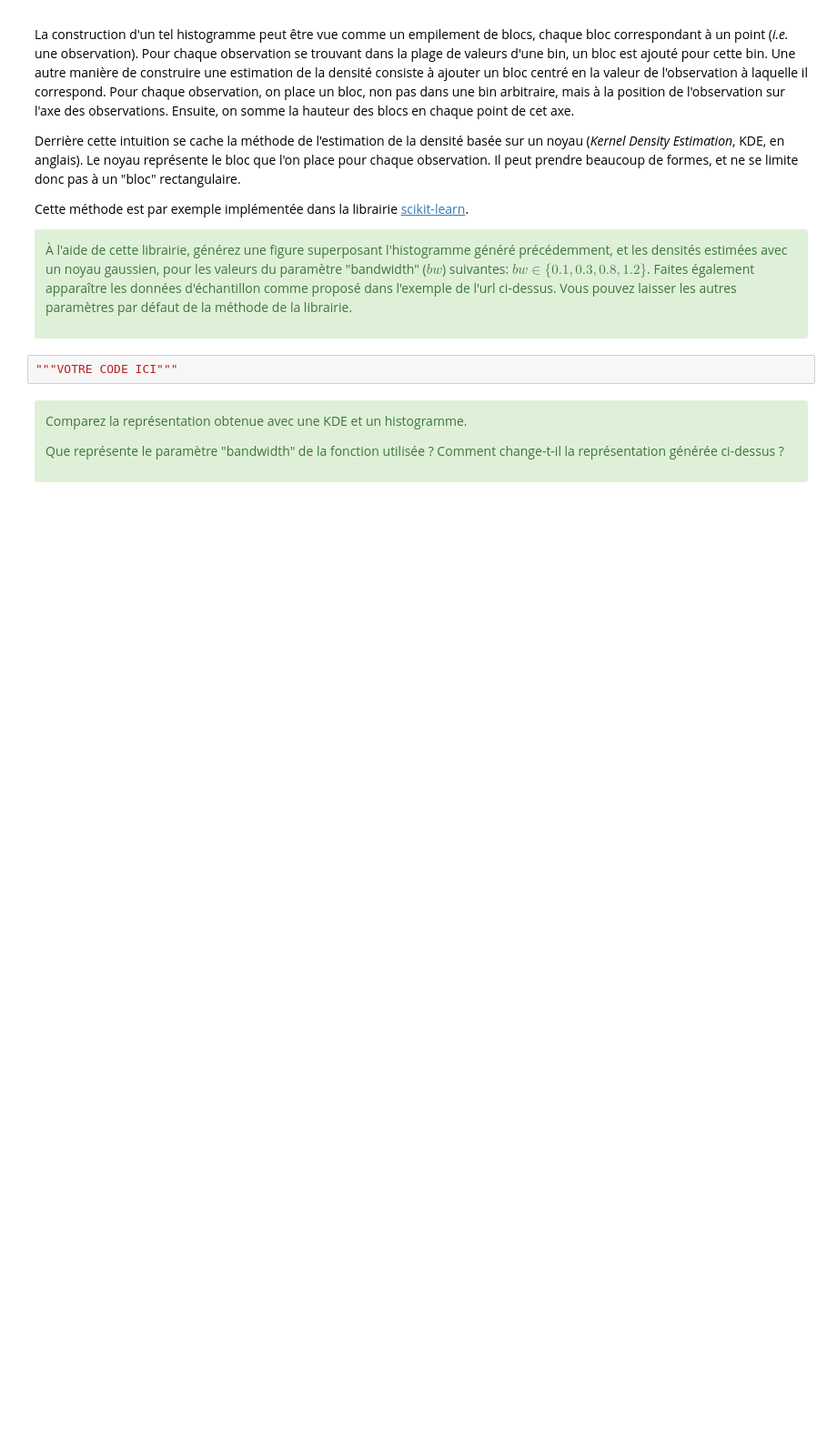
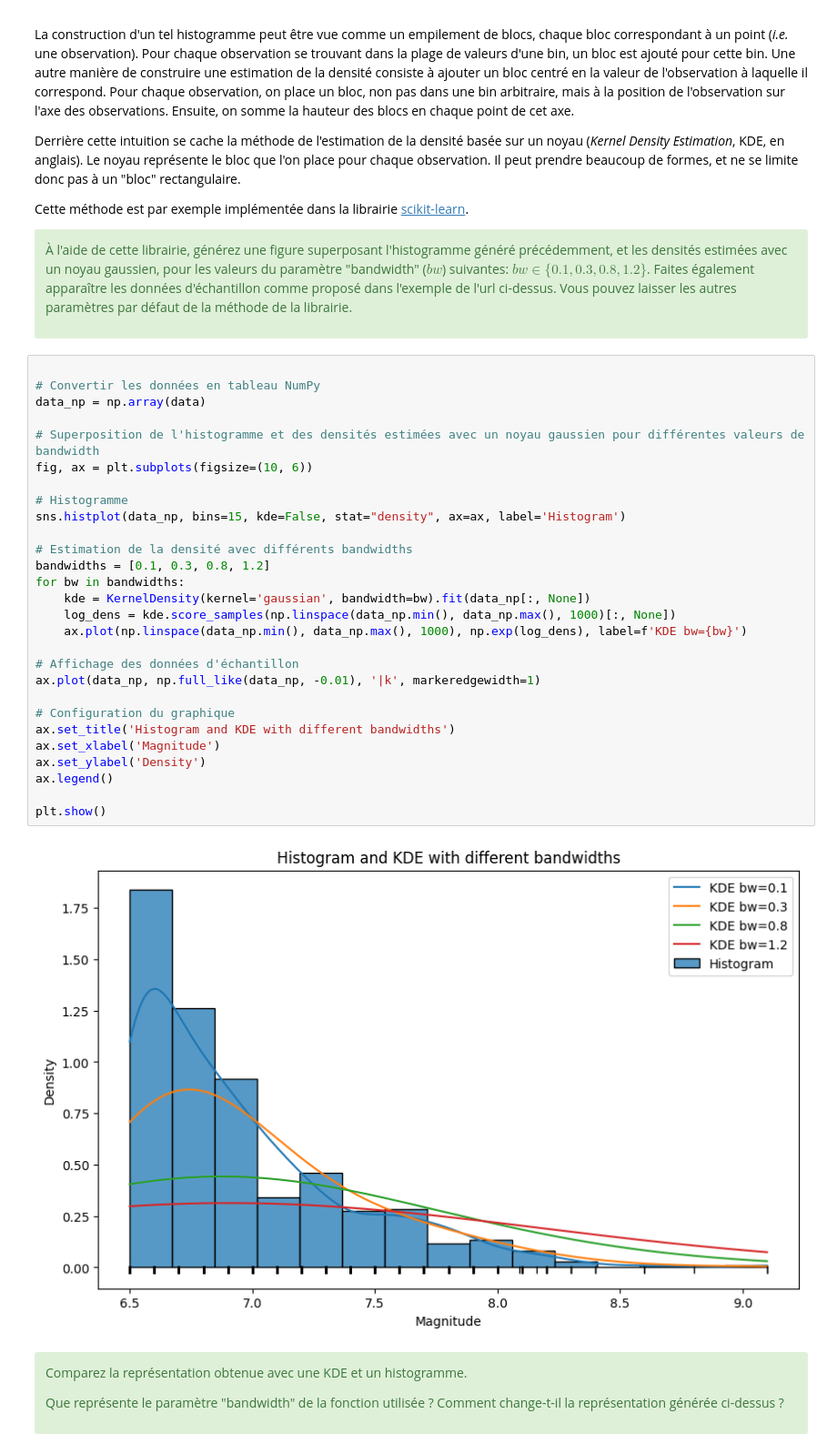
Before and after one commit to LeJzer03/Stat.-Devoir---Github, a Jupyter notebook: math0487_hw1_student.ipynb, the cells around one changed output. Shown at 91% size. Cells and saved outputs as stored; diff of their text form; blank space fills up the shorter version.

Commit message:
premier jet GPT  pour le code

```diff
--- a/math0487_hw1_student.ipynb
+++ b/math0487_hw1_student.ipynb
@@ -193,7 +253,35 @@ Cette méthode est par exemple implémentée dans la librairie [scikit-learn](ht
 
 </div>
 # %%
-"""VOTRE CODE ICI"""
+
+# Convertir les données en tableau NumPy
+data_np = np.array(data)
+
+# Superposition de l'histogramme et des densités estimées avec un noyau gaussien pour différentes valeurs de bandwidth
+fig, ax = plt.subplots(figsize=(10, 6))
+
+# Histogramme
+sns.histplot(data_np, bins=15, kde=False, stat="density", ax=ax, label='Histogram')
+
+# Estimation de la densité avec différents bandwidths
+bandwidths = [0.1, 0.3, 0.8, 1.2]
+for bw in bandwidths:
+    kde = KernelDensity(kernel='gaussian', bandwidth=bw).fit(data_np[:, None])
+    log_dens = kde.score_samples(np.linspace(data_np.min(), data_np.max(), 1000)[:, None])
+    ax.plot(np.linspace(data_np.min(), data_np.max(), 1000), np.exp(log_dens), label=f'KDE bw={bw}')
+
+# Affichage des données d'échantillon
+ax.plot(data_np, np.full_like(data_np, -0.01), '|k', markeredgewidth=1)
+
+# Configuration du graphique
+ax.set_title('Histogram and KDE with different bandwidths')
+ax.set_xlabel('Magnitude')
+ax.set_ylabel('Density')
+ax.legend()
+
+plt.show()
+# %% [output]
+[figure, added]
 # %% [markdown]
 <div class="alert-success">
 
```
Also changed, not shown: parts of 17 cells of this notebook.
